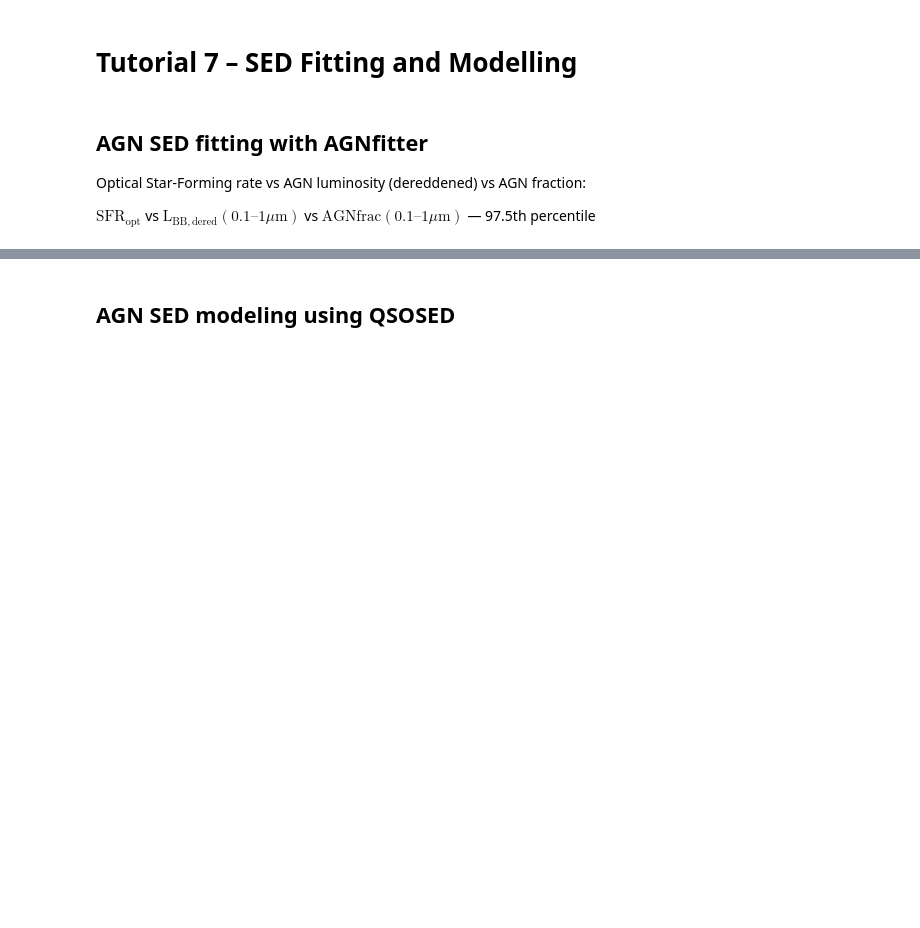
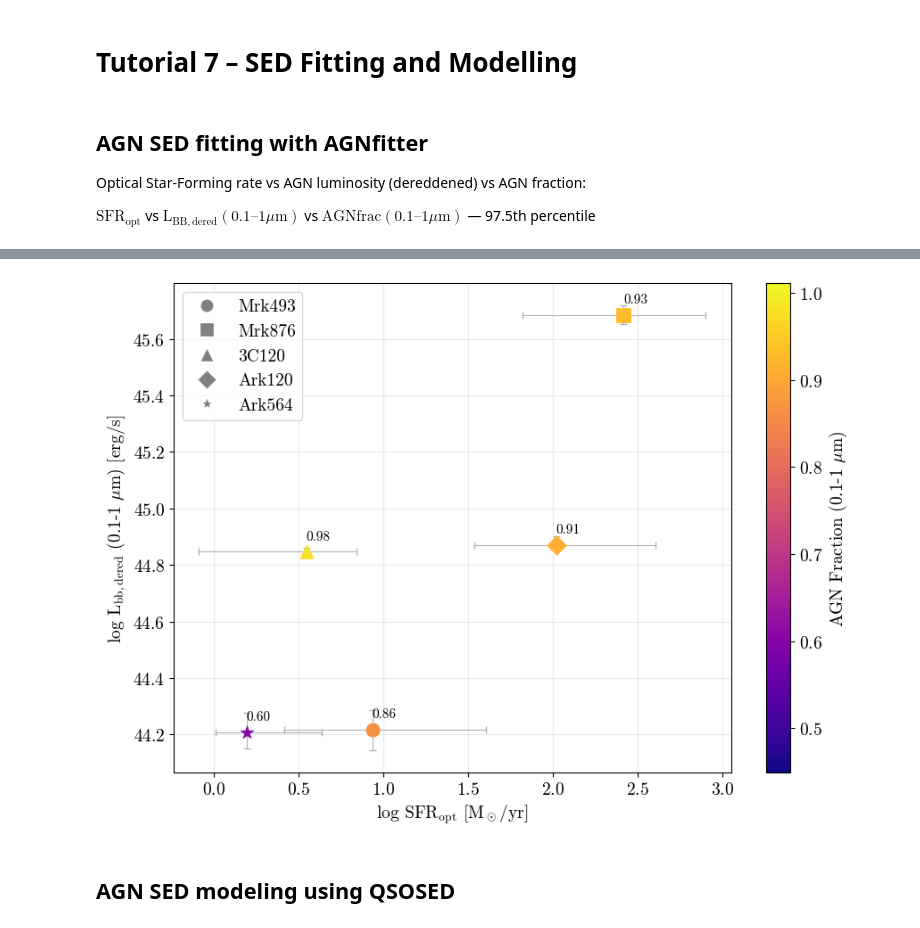
Before and after one commit to IsaacLP/AGN, a Jupyter notebook: tutorials/7-SED/homework.ipynb, the cells around one changed output, grey strips where cells are left out. Cells and saved outputs as stored; diff of their text form; code cells hidden in the pictures; blank space fills up the shorter version.

```diff
--- a/tutorials/7-SED/homework.ipynb
+++ b/tutorials/7-SED/homework.ipynb
@@ -95,3 +105,49 @@ plt.show()
+# %%
+fig, ax = plt.subplots(figsize=(9, 6.5))
+
+i = 0
+for obj, df in dfs.items():
+
+    logsfr = np.log10(df['SFR_opt'])
+    lbb    = df['Lbbdered(0.1-1)']
+    frac   = df['AGNfrac(0.1-1)']
+
+    # 16th, 50th (median), 84th percentiles for x and y
+    x16, x50, x84 = np.percentile(logsfr, [16, 50, 84])
+    y16, y50, y84 = np.percentile(lbb,    [16, 50, 84])
+    c50           = np.percentile(frac,   50)
+    c975          = np.percentile(frac,   97.5)   # for the annotation
+
+    # asymmetric error bars from the 16/84 spread
+    xerr = [[x50 - x16], [x84 - x50]]
+    yerr = [[y50 - y16], [y84 - y50]]
+    ax.errorbar(x50, y50, xerr=xerr, yerr=yerr,
+                fmt='none', ecolor='gray', lw=0.8, alpha=0.6,
+                capsize=3, zorder=2)
+
+    # median point, colored by median AGN fraction
+    sc = ax.scatter(x50, y50, c=[c50], cmap='plasma', vmin=vmin, vmax=vmax,
+                    marker=obj_markers[i], s=120, linewidth=0.6, zorder=3,label=obj)
+
+    # label the median AGNfrac value above the point
+    ax.annotate(f"{c50:.2f}", (x50, y50), textcoords="offset points",
+                xytext=(0, 10), fontsize=11)
+
+
+    i += 1
+
+# colorbar
+cbar = fig.colorbar(sc, ax=ax)
+cbar.set_label(r'AGN Fraction (0.1-1 $\mu$m)')
+
+plt.legend(handles=legend_elements)
+plt.xlabel(r'log $\mathrm{SFR}_{\mathrm{opt}}$ [M$_\odot$/yr]')
+plt.ylabel(r'log $\mathrm{L}_{\mathrm{bb,dered}}$ (0.1-1 $\mu$m) [erg/s]')
+plt.grid(alpha=0.25)
+plt.tight_layout()
+plt.show()
+# %% [output]
+[figure, added]
 # %% [markdown]
 ## AGN SED modeling using QSOSED
 # %%
```
Also changed, not shown: parts of 5 cells of this notebook.
